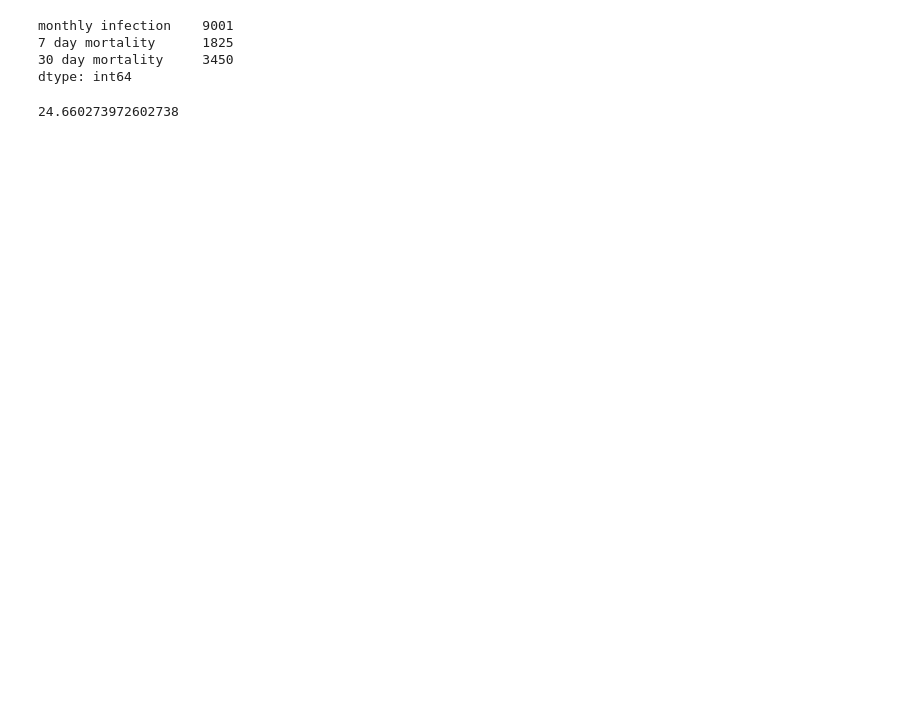
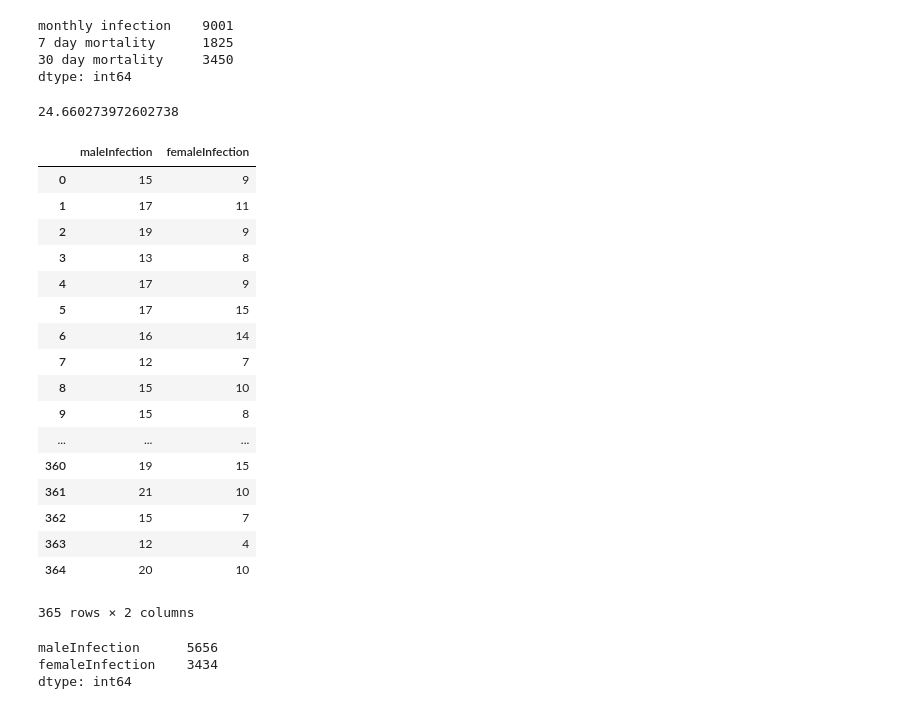
Before and after one commit to NurseQ/Simulation-Project-for-Programming-for-Data-Analysis-, a Jupyter notebook: Simulation Project.ipynb, the cells around one changed output. Saved outputs shown, nothing was run; the diff lists cells and outputs as text; code cells hidden in the pictures; blank space fills up the shorter version.

Commit message:
Simulated data based on average daily infection, used binomial distribution

```diff
--- a/Simulation Project.ipynb
+++ b/Simulation Project.ipynb
@@ -76,3 +76,32 @@ dtype: int64
 9001/365
 # %% [output]
 24.660273972602738
+# %%
+# Fake data for daily infection of males and females
+infection = pd.DataFrame({"maleInfection": np.random.binomial(25, .62, 365), "femaleInfection": np.random.binomial(25, .38, 365)})
+infection
+# %% [output]
+|  | maleInfection | femaleInfection |
+| 0 | 15 | 9 |
+| 1 | 17 | 11 |
+| 2 | 19 | 9 |
+| 3 | 13 | 8 |
+| 4 | 17 | 9 |
+| 5 | 17 | 15 |
+| 6 | 16 | 14 |
+| 7 | 12 | 7 |
+| 8 | 15 | 10 |
+| 9 | 15 | 8 |
+| ... | ... | ... |
+| 360 | 19 | 15 |
+| 361 | 21 | 10 |
+| 362 | 15 | 7 |
+| 363 | 12 | 4 |
+| 364 | 20 | 10 |
+365 rows × 2 columns
+# %%
+infection.sum()
+# %% [output]
+maleInfection      5656
+femaleInfection    3434
+dtype: int64
```
Also changed, not shown: parts of 2 cells of this notebook.
